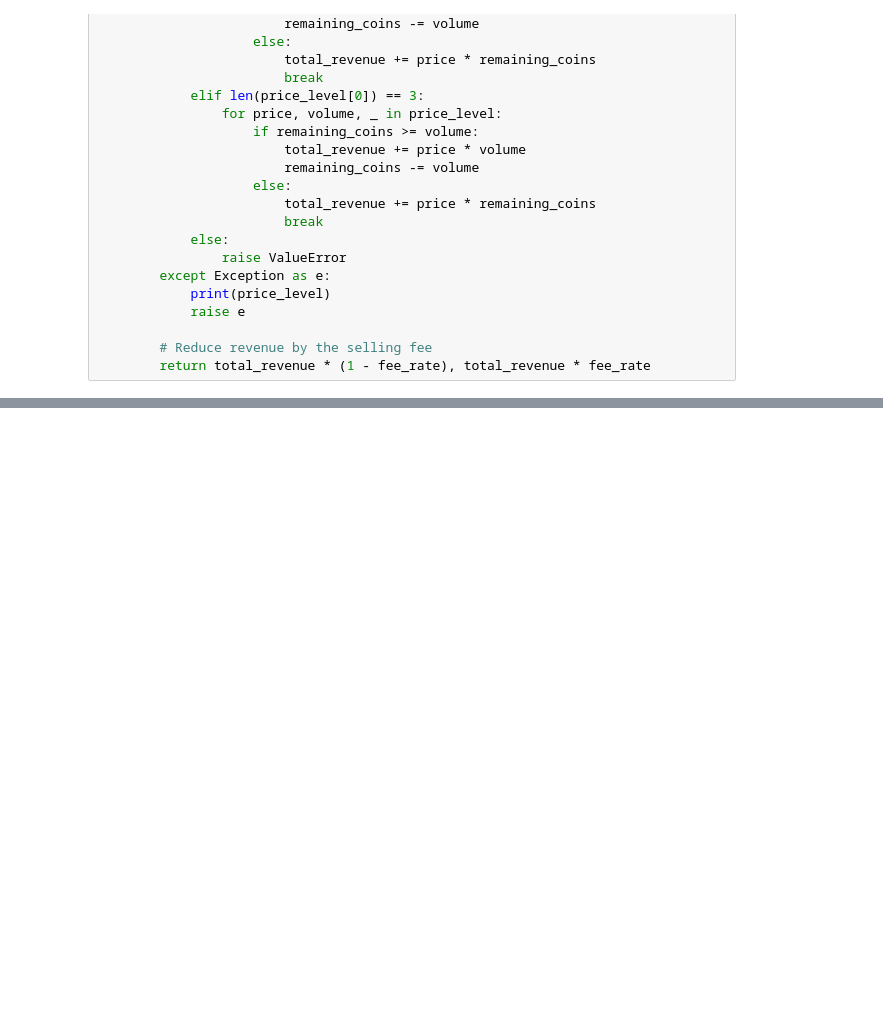
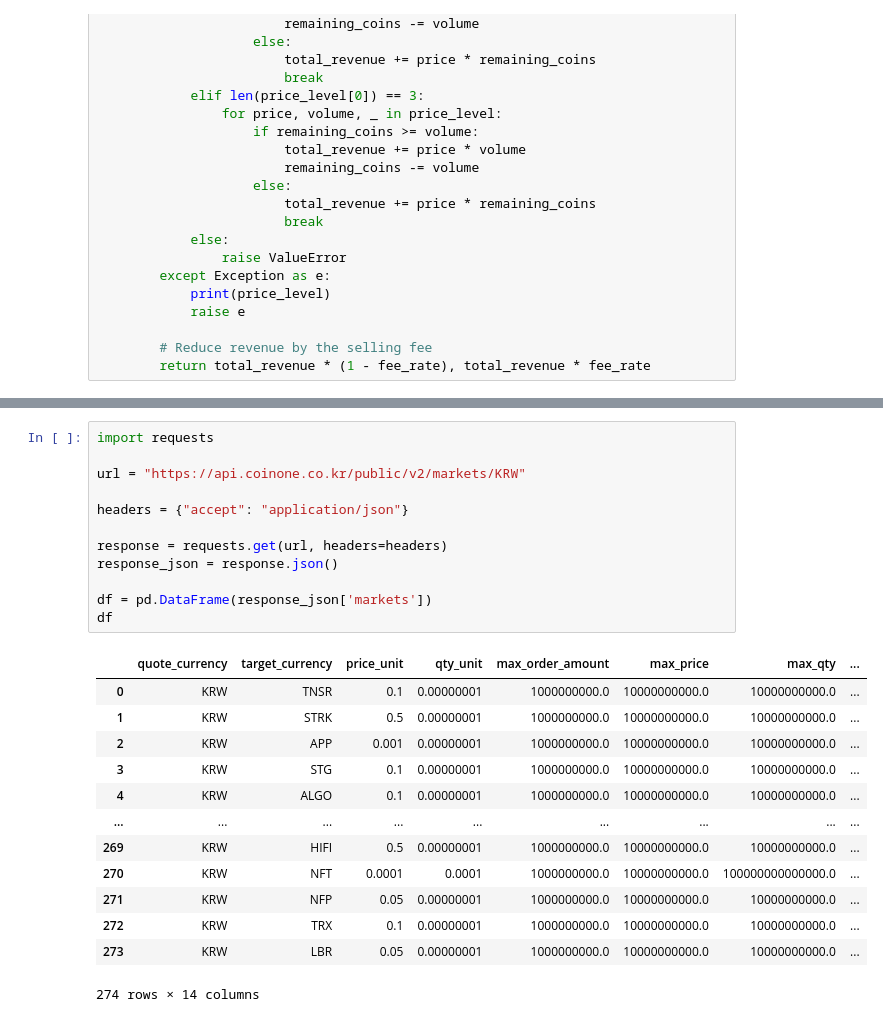
Before and after one commit to JuhanKimSeoul/tutorial, a Jupyter notebook: data_science/arbitrage_visualization.ipynb, the cells around one changed output, grey strips where cells are left out. Cells and saved outputs as stored; diff of their text form; blank space fills up the shorter version.

```diff
--- a/data_science/arbitrage_visualization.ipynb
+++ b/data_science/arbitrage_visualization.ipynb
@@ -260,0 +1022,26 @@ ex2 = exchange_class()
+# %%
+import requests
+
+url = "https://api.coinone.co.kr/public/v2/markets/KRW"
+
+headers = {"accept": "application/json"}
+
+response = requests.get(url, headers=headers)
+response_json = response.json()
+
+df = pd.DataFrame(response_json['markets'])
+df
+# %% [output]
+|  | quote_currency | target_currency | price_unit | qty_unit | max_order_amount | max_price | max_qty | ... |
+| 0 | KRW | TNSR | 0.1 | 0.00000001 | 1000000000.0 | 10000000000.0 | 10000000000.0 | ... |
+| 1 | KRW | STRK | 0.5 | 0.00000001 | 1000000000.0 | 10000000000.0 | 10000000000.0 | ... |
+| 2 | KRW | APP | 0.001 | 0.00000001 | 1000000000.0 | 10000000000.0 | 10000000000.0 | ... |
+| 3 | KRW | STG | 0.1 | 0.00000001 | 1000000000.0 | 10000000000.0 | 10000000000.0 | ... |
+| 4 | KRW | ALGO | 0.1 | 0.00000001 | 1000000000.0 | 10000000000.0 | 10000000000.0 | ... |
+| ... | ... | ... | ... | ... | ... | ... | ... | ... |
+| 269 | KRW | HIFI | 0.5 | 0.00000001 | 1000000000.0 | 10000000000.0 | 10000000000.0 | ... |
+| 270 | KRW | NFT | 0.0001 | 0.0001 | 1000000000.0 | 10000000000.0 | 100000000000000.0 | ... |
+| 271 | KRW | NFP | 0.05 | 0.00000001 | 1000000000.0 | 10000000000.0 | 10000000000.0 | ... |
+| 272 | KRW | TRX | 0.1 | 0.00000001 | 1000000000.0 | 10000000000.0 | 10000000000.0 | ... |
+| 273 | KRW | LBR | 0.05 | 0.00000001 | 1000000000.0 | 10000000000.0 | 10000000000.0 | ... |
+274 rows × 14 columns
```
Also changed, not shown: parts of 20 cells of this notebook, 9 other files.
